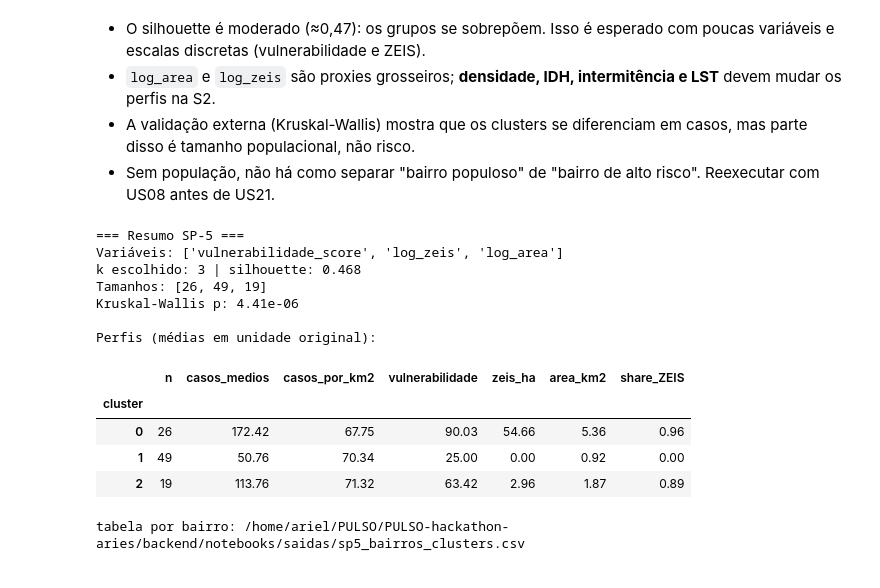
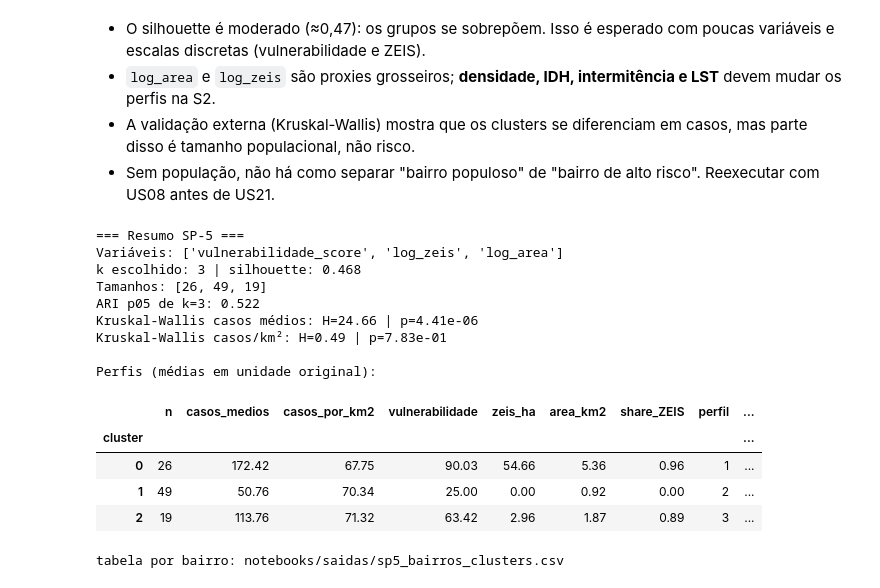
Before and after one commit to beatrizloyola/PULSO, a Jupyter notebook: backend/notebooks/sp5_clusters_k.ipynb, the cells around one changed output. Cells and saved outputs as stored; diff of their text form; code cells hidden in the pictures.

```diff
--- a/backend/notebooks/sp5_clusters_k.ipynb
+++ b/backend/notebooks/sp5_clusters_k.ipynb
@@ -226,6 +235,14 @@ figura salva em /home/ariel/PULSO/PULSO-hackathon-aries/backend/notebooks/saidas
 # %%
 lab = AgglomerativeClustering(n_clusters=K_ESCOLHIDO, linkage="ward").fit_predict(X)
 tab["cluster"] = lab
+
+nomes_perfil = {
+    0: "Perfil 1 — muito ZEIS / território extenso",
+    1: "Perfil 2 — sem ZEIS / território compacto",
+    2: "Perfil 3 — ZEIS residual / intermediário",
+}
+tab["perfil"] = tab["cluster"] + 1
+tab["perfil_nome"] = tab["cluster"].map(nomes_perfil)
 
 perfis = tab.groupby("cluster").agg(
     n=("key", "size"),
@@ -236,9 +253,20 @@ perfis = tab.groupby("cluster").agg(
     area_km2=("area_km2", "mean"),
 ).round(2)
 perfis["share_ZEIS"] = tab.groupby("cluster")["zeis_ha"].apply(lambda s: (s > 0).mean()).round(2)
+perfis["perfil"] = perfis.index + 1
+perfis["perfil_nome"] = perfis.index.map(nomes_perfil)
 display(perfis)
 perfis.to_csv(_comum.SAIDAS_DIR / "sp5_perfis_clusters.csv")
 
-kw = kruskal(*[tab.loc[tab["cluster"] == c, "casos_medios"] for c in range(K_ESCOLHIDO)])
-print(f"Kruskal-Wallis (casos médios entre clusters): H={kw.statistic:.2f} | p={kw.pvalue:.2e}")
+kw_casos = kruskal(*[tab.loc[tab["cluster"] == c, "casos_medios"] for c in range(K_ESCOLHIDO)])
+kw_dens = kruskal(*[tab.loc[tab["cluster"] == c, "casos_por_km2"] for c in range(K_ESCOLHIDO)])
+print(f"Kruskal-Wallis (casos médios): H={kw_casos.statistic:.2f} | p={kw_casos.pvalue:.2e}")
+print(f"Kruskal-Wallis (casos/km²): H={kw_dens.statistic:.2f} | p={kw_dens.pvalue:.2e}")
+
+validacao = pd.DataFrame([
+    {"metrica": "casos_medios", "H": kw_casos.statistic, "p": kw_casos.pvalue},
+    {"metrica": "casos_por_km2", "H": kw_dens.statistic, "p": kw_dens.pvalue},
+]).round({"H": 3, "p": 4})
+display(validacao)
+validacao.to_csv(_comum.SAIDAS_DIR / "sp5_validacao_externa.csv", index=False)
 # %% [output]
@@ -333,29 +365,34 @@ display(pd.DataFrame(sens).round(3))
 # %%
 print("=== Resumo SP-5 ===")
 print("Variáveis:", vars_primarias)
 print("k escolhido:", K_ESCOLHIDO, "| silhouette:", round(silhouette_score(X, lab), 3))
 print("Tamanhos:", np.bincount(lab).tolist())
-print("Kruskal-Wallis p:", f"{kw.pvalue:.2e}")
+print(f"ARI p05 de k={K_ESCOLHIDO}:", round(float(tabela_k.loc[tabela_k.k == K_ESCOLHIDO, "ARI_p05"].iloc[0]), 3))
+print(f"Kruskal-Wallis casos médios: H={kw_casos.statistic:.2f} | p={kw_casos.pvalue:.2e}")
+print(f"Kruskal-Wallis casos/km²: H={kw_dens.statistic:.2f} | p={kw_dens.pvalue:.2e}")
 print("\nPerfis (médias em unidade original):")
 display(perfis)
 
-saida = tab[["key", "EBAIRRNOME", "CDISTSANTPSAD", "cluster", "casos_2024", "casos_2025",
-             "casos_medios", "casos_por_km2", "vulnerabilidade_score", "zeis_ha", "area_km2"]].copy()
+saida = tab[["key", "EBAIRRNOME", "CDISTSANTPSAD", "cluster", "perfil", "perfil_nome",
+             "casos_2024", "casos_2025", "casos_medios", "casos_por_km2",
+             "vulnerabilidade_score", "zeis_ha", "area_km2"]].copy()
 saida["EBAIRRNOME"] = saida["EBAIRRNOME"].str.title()
 saida.sort_values(["cluster", "casos_medios"], ascending=[True, False]).to_csv(
     _comum.SAIDAS_DIR / "sp5_bairros_clusters.csv", index=False)
-print("tabela por bairro:", _comum.SAIDAS_DIR / "sp5_bairros_clusters.csv")
+print("tabela por bairro:", (_comum.SAIDAS_DIR / "sp5_bairros_clusters.csv").relative_to(_comum.BACKEND_DIR))
 # %% [output]
 === Resumo SP-5 ===
 Variáveis: ['vulnerabilidade_score', 'log_zeis', 'log_area']
 k escolhido: 3 | silhouette: 0.468
 Tamanhos: [26, 49, 19]
-Kruskal-Wallis p: 4.41e-06
+ARI p05 de k=3: 0.522
+Kruskal-Wallis casos médios: H=24.66 | p=4.41e-06
+Kruskal-Wallis casos/km²: H=0.49 | p=7.83e-01
 
 Perfis (médias em unidade original):
-|  | n | casos_medios | casos_por_km2 | vulnerabilidade | zeis_ha | area_km2 | share_ZEIS |
-| cluster |  |  |  |  |  |  |  |
-| 0 | 26 | 172.42 | 67.75 | 90.03 | 54.66 | 5.36 | 0.96 |
-| 1 | 49 | 50.76 | 70.34 | 25.00 | 0.00 | 0.92 | 0.00 |
-| 2 | 19 | 113.76 | 71.32 | 63.42 | 2.96 | 1.87 | 0.89 |
+|  | n | casos_medios | casos_por_km2 | vulnerabilidade | zeis_ha | area_km2 | share_ZEIS | perfil | ... |
+| cluster |  |  |  |  |  |  |  |  | ... |
+| 0 | 26 | 172.42 | 67.75 | 90.03 | 54.66 | 5.36 | 0.96 | 1 | ... |
+| 1 | 49 | 50.76 | 70.34 | 25.00 | 0.00 | 0.92 | 0.00 | 2 | ... |
+| 2 | 19 | 113.76 | 71.32 | 63.42 | 2.96 | 1.87 | 0.89 | 3 | ... |
-tabela por bairro: /home/ariel/PULSO/PULSO-hackathon-aries/backend/notebooks/saidas/sp5_bairros_clusters.csv
+tabela por bairro: notebooks/saidas/sp5_bairros_clusters.csv
```
Also changed, not shown: parts of 7 cells of this notebook, 6 other files.
